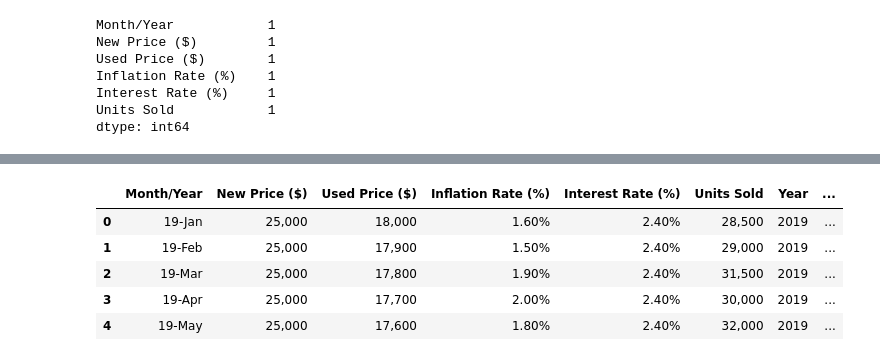
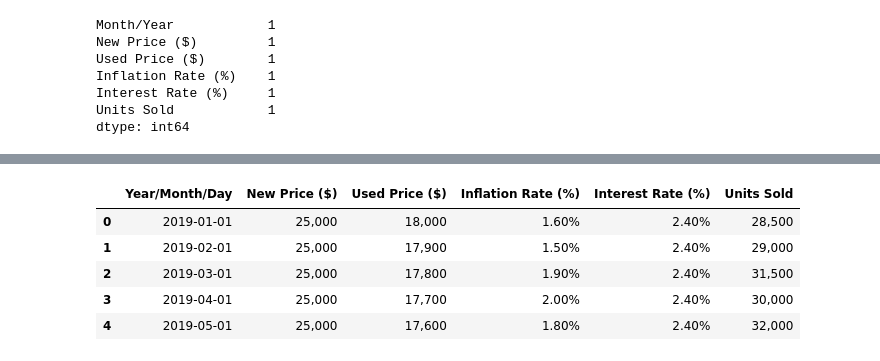
Before and after one commit to ctrlvee/Kaggle-Notebook-ETL-Pipeline---Auto-Prices-Economic-Trends, a Jupyter notebook: etl-pipeline-auto-prices-economic-trends.ipynb, the cells around one changed output, grey strips where cells are left out. Cells and saved outputs as stored; diff of their text form; code cells hidden in the pictures.

```diff
--- a/etl-pipeline-auto-prices-economic-trends.ipynb
+++ b/etl-pipeline-auto-prices-economic-trends.ipynb
@@ -4,7 +4,7 @@
 import pandas as pd
 # %%
 filename = '/kaggle/input/auto-prices-and-economic-trends-20192023/automobile_prices_economics_2019_2023.csv'
-df = pd.read_csv(filename)
+df = pd.read_csv(filename, dtype=str)
 df
 # %% [output]
 |  | Month/Year | New Price ($) | Used Price ($) | Inflation Rate (%) | Interest Rate (%) | Units Sold |
@@ -99,10 +81,11 @@ Units Sold            1
 dtype: int64
 # %%
 #Remove one row - the 60th index containing all the null values
-df.shape
-try:
-    df = df.drop(index=df.index[60])
-    print("size is now: ", df.shape)
-except:
-    print("This has already been removed")
-    print("size remains as: ", df.shape)
+#V10 - let's use fillna with the mean to input value instead of removing this row.
+# df.shape
+# try:
+#     df = df.drop(index=df.index[60])
+#     print("size is now: ", df.shape)
+# except:
+#     print("This has already been removed")
+#     print("size remains as: ", df.shape)
@@ -142,15 +113,25 @@ Name: Month/Year, dtype: object
 # %%
 #Transform month/year columns into datatime
 #Separate Month/Year as diff columns and into datetimes. The current format is in YEAR/MONTH. SO i have to change
 # df['Month/Year'] = df['Month/Year'].transform
-df[['Year','Month']] = df['Month/Year'].str.split('-',expand=True)
-df['Year'] = df['Year'].apply(lambda x: '20' + x)
-df['Year/Month'] = df['Year'] + " " + df['Month']
+# df[['Year','Month']] = df['Month/Year'].str.split('-',expand=True)
+# df['Year'] = df['Year'].apply(lambda x: '20' + x)
+# df['Year/Month'] = df['Year'] + " " + df['Month']
+
+df['Year/Month/Day'] = pd.to_datetime(df['Month/Year'], format='%y-%b')
+df.drop('Month/Year', axis=1, inplace=True)
+
+#Set date column as first position
+first_column = df.pop('Year/Month/Day')
+# df.drop('Year/Month',axis=1, inplace=True)
+df.insert(0, 'Year/Month/Day', first_column)
+
 df.head()
+# df.dtypes
 # %% [output]
-|  | Month/Year | New Price ($) | Used Price ($) | Inflation Rate (%) | Interest Rate (%) | Units Sold | Year | ... |
-| 0 | 19-Jan | 25,000 | 18,000 | 1.60% | 2.40% | 28,500 | 2019 | ... |
-| 1 | 19-Feb | 25,000 | 17,900 | 1.50% | 2.40% | 29,000 | 2019 | ... |
-| 2 | 19-Mar | 25,000 | 17,800 | 1.90% | 2.40% | 31,500 | 2019 | ... |
-| 3 | 19-Apr | 25,000 | 17,700 | 2.00% | 2.40% | 30,000 | 2019 | ... |
-| 4 | 19-May | 25,000 | 17,600 | 1.80% | 2.40% | 32,000 | 2019 | ... |
+|  | Year/Month/Day | New Price ($) | Used Price ($) | Inflation Rate (%) | Interest Rate (%) | Units Sold |
+| 0 | 2019-01-01 | 25,000 | 18,000 | 1.60% | 2.40% | 28,500 |
+| 1 | 2019-02-01 | 25,000 | 17,900 | 1.50% | 2.40% | 29,000 |
+| 2 | 2019-03-01 | 25,000 | 17,800 | 1.90% | 2.40% | 31,500 |
+| 3 | 2019-04-01 | 25,000 | 17,700 | 2.00% | 2.40% | 30,000 |
+| 4 | 2019-05-01 | 25,000 | 17,600 | 1.80% | 2.40% | 32,000 |
```
Also changed, not shown: parts of 24 cells of this notebook.
